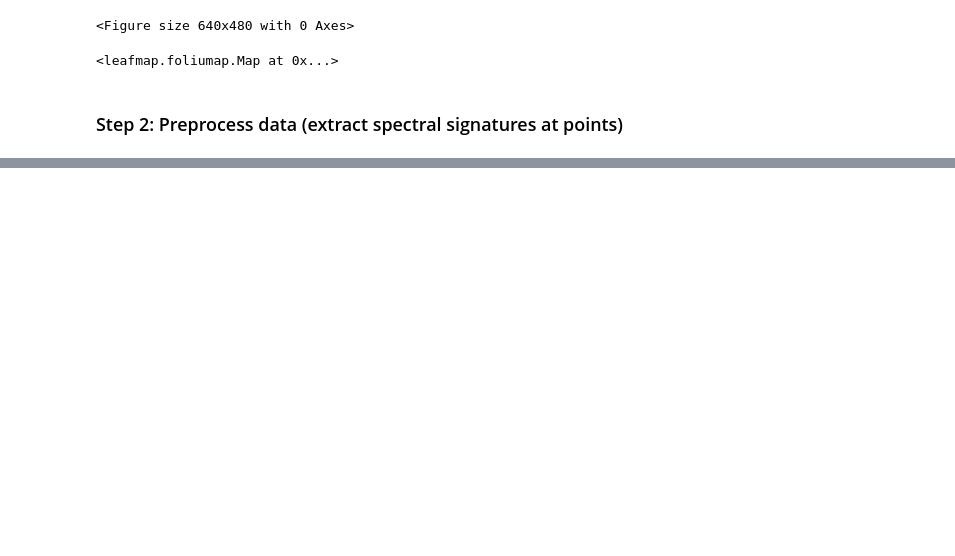
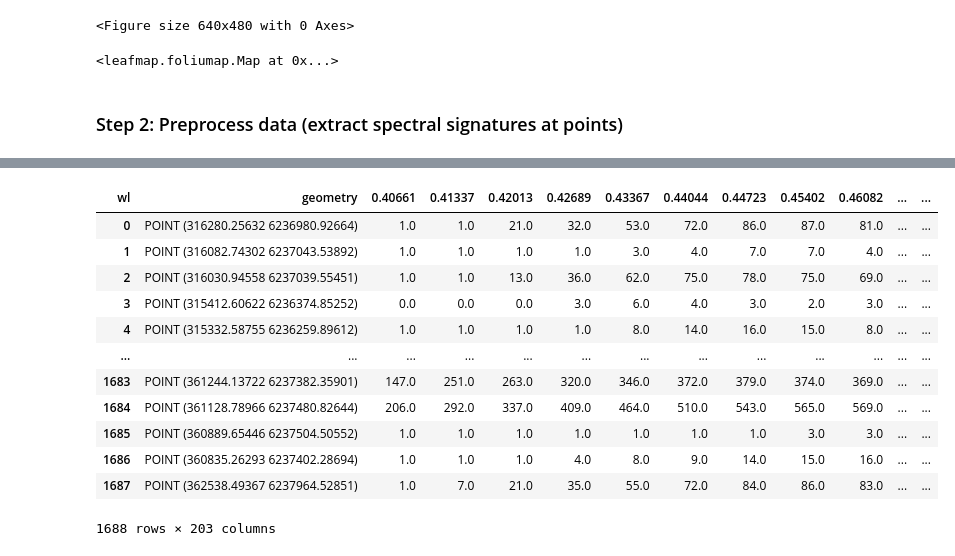
Before and after one commit to Geethen/hypinvalimap, a Jupyter notebook: code/Basic_ML_pipeline.ipynb, the cells around one changed output, grey strips where cells are left out. Saved outputs shown, nothing was run; the diff lists cells and outputs as text; code cells hidden in the pictures; blank space fills up the shorter version.

```diff
--- a/code/Basic_ML_pipeline.ipynb
+++ b/code/Basic_ML_pipeline.ipynb
@@ -378,0 +315,26 @@ Error:
+# %%
+import pandas as pd
+# Read the Feather file
+xdf = pd.read_feather("/home/geethen/invasives/hypinvalimap/data/2018_extracted_data.feather")
+
+# Convert geometry back from WKB
+from shapely import wkb
+xdf['geometry'] = xdf['geometry'].apply(wkb.loads)
+
+# Restore as a GeoDataFrame with correct CRS if needed
+xdf = gpd.GeoDataFrame(xdf, geometry='geometry', crs="EPSG:4326")
+xdf
+# %% [output]
+| wl | geometry | 0.40661 | 0.41337 | 0.42013 | 0.42689 | 0.43367 | 0.44044 | 0.44723 | 0.45402 | 0.46082 | ... | ... |
+| 0 | POINT (316280.25632 6236980.92664) | 1.0 | 1.0 | 21.0 | 32.0 | 53.0 | 72.0 | 86.0 | 87.0 | 81.0 | ... | ... |
+| 1 | POINT (316082.74302 6237043.53892) | 1.0 | 1.0 | 1.0 | 1.0 | 3.0 | 4.0 | 7.0 | 7.0 | 4.0 | ... | ... |
+| 2 | POINT (316030.94558 6237039.55451) | 1.0 | 1.0 | 13.0 | 36.0 | 62.0 | 75.0 | 78.0 | 75.0 | 69.0 | ... | ... |
+| 3 | POINT (315412.60622 6236374.85252) | 0.0 | 0.0 | 0.0 | 3.0 | 6.0 | 4.0 | 3.0 | 2.0 | 3.0 | ... | ... |
+| 4 | POINT (315332.58755 6236259.89612) | 1.0 | 1.0 | 1.0 | 1.0 | 8.0 | 14.0 | 16.0 | 15.0 | 8.0 | ... | ... |
+| ... | ... | ... | ... | ... | ... | ... | ... | ... | ... | ... | ... | ... |
+| 1683 | POINT (361244.13722 6237382.35901) | 147.0 | 251.0 | 263.0 | 320.0 | 346.0 | 372.0 | 379.0 | 374.0 | 369.0 | ... | ... |
+| 1684 | POINT (361128.78966 6237480.82644) | 206.0 | 292.0 | 337.0 | 409.0 | 464.0 | 510.0 | 543.0 | 565.0 | 569.0 | ... | ... |
+| 1685 | POINT (360889.65446 6237504.50552) | 1.0 | 1.0 | 1.0 | 1.0 | 1.0 | 1.0 | 1.0 | 3.0 | 3.0 | ... | ... |
+| 1686 | POINT (360835.26293 6237402.28694) | 1.0 | 1.0 | 1.0 | 4.0 | 8.0 | 9.0 | 14.0 | 15.0 | 16.0 | ... | ... |
+| 1687 | POINT (362538.49367 6237964.52851) | 1.0 | 7.0 | 21.0 | 35.0 | 55.0 | 72.0 | 84.0 | 86.0 | 83.0 | ... | ... |
+1688 rows × 203 columns
```
Also changed, not shown: parts of 32 cells of this notebook, 3 other files.
